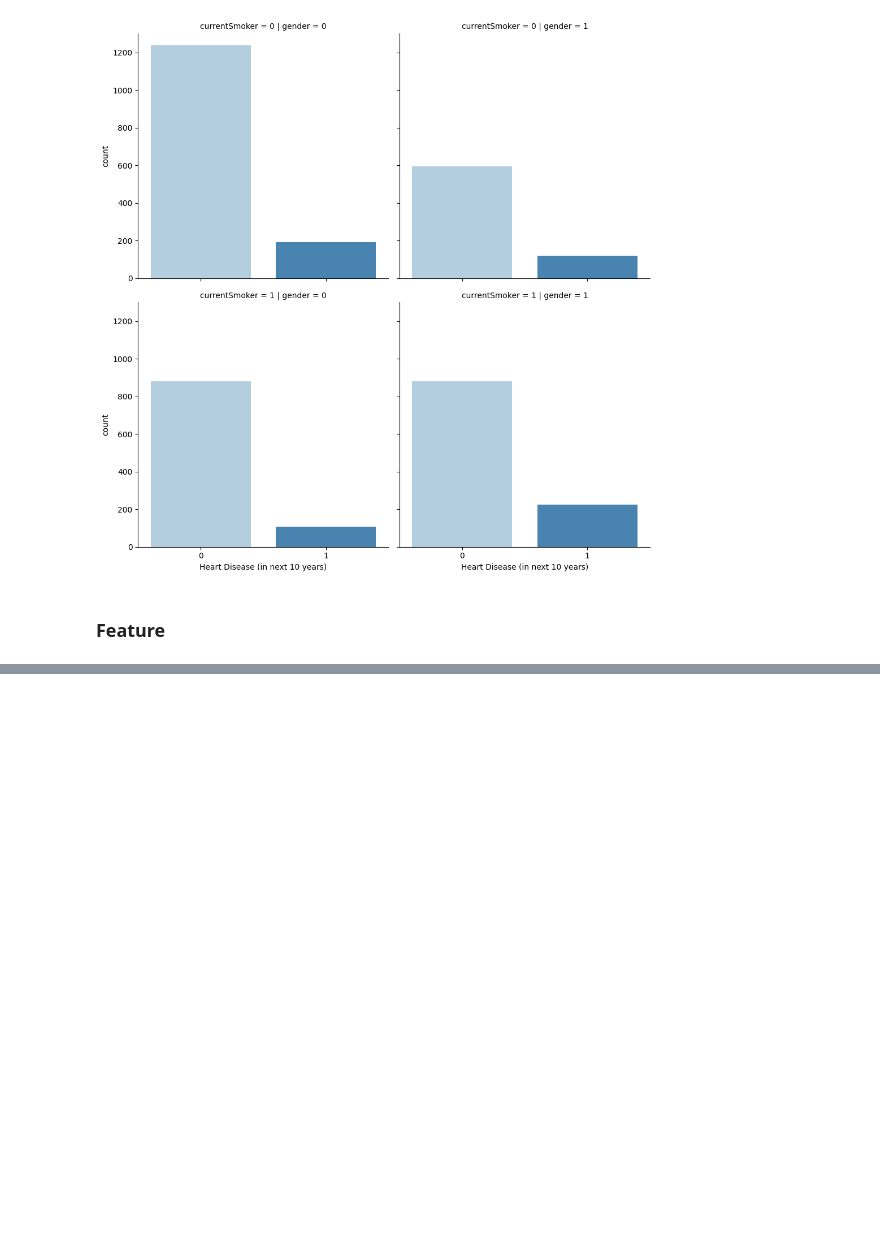
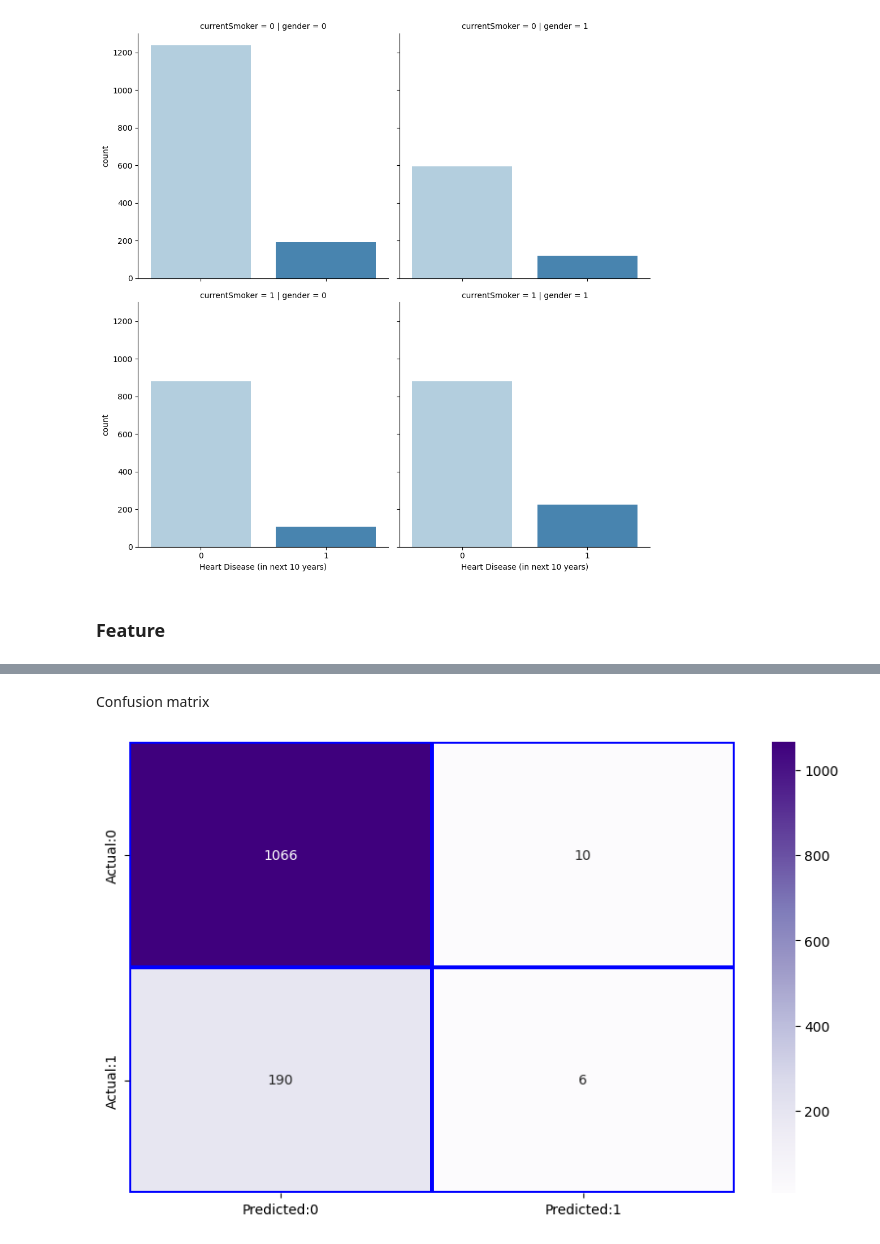
Before and after one commit to salahakramfuad/CSE422, a Jupyter notebook: Assignment_4_CSE422.ipynb, the cells around one changed output, grey strips where cells are left out. Saved outputs shown, nothing was run; the diff lists cells and outputs as text; code cells hidden in the pictures; blank space fills up the shorter version.

```diff
--- a/Assignment_4_CSE422.ipynb
+++ b/Assignment_4_CSE422.ipynb
@@ -206,6 +189,0 @@ X_train, X_test, y_train, y_test = train_test_split(X_normalized, y, test_size=0
-# %%
-model = LogisticRegression()
-model.fit(X_train, y_train)
-
-y_pred = model.predict(X_test)
-y_prob = model.predict_proba(X_test)[:, 1]
@@ -254,0 +192,3 @@ plt.show()
+# %%
+from sklearn.linear_model import LogisticRegression
+logreg = LogisticRegression()
@@ -254,0 +197,2 @@ plt.show()
+# %%
+logreg.fit(X_train, y_train)
@@ -254,0 +210,2 @@ plt.show()
+# %%
+y_pred = logreg.predict(X_test)
@@ -254,0 +235,12 @@ plt.show()
+# %% [markdown]
+Confusion matrix
+# %%
+cm = confusion_matrix(y_test, y_pred)
+conf_matrix = pd.DataFrame(data = cm,
+                           columns = ['Predicted:0', 'Predicted:1'],
+                           index =['Actual:0', 'Actual:1'])
+plt.figure(figsize = (10, 6))
+sns.heatmap(conf_matrix, annot = True, fmt = 'd', cmap = "Purples", linecolor="Blue", linewidths=1.5)
+plt.show()
+# %% [output]
+[figure, added]
```
Also changed, not shown: parts of 18 cells of this notebook.
